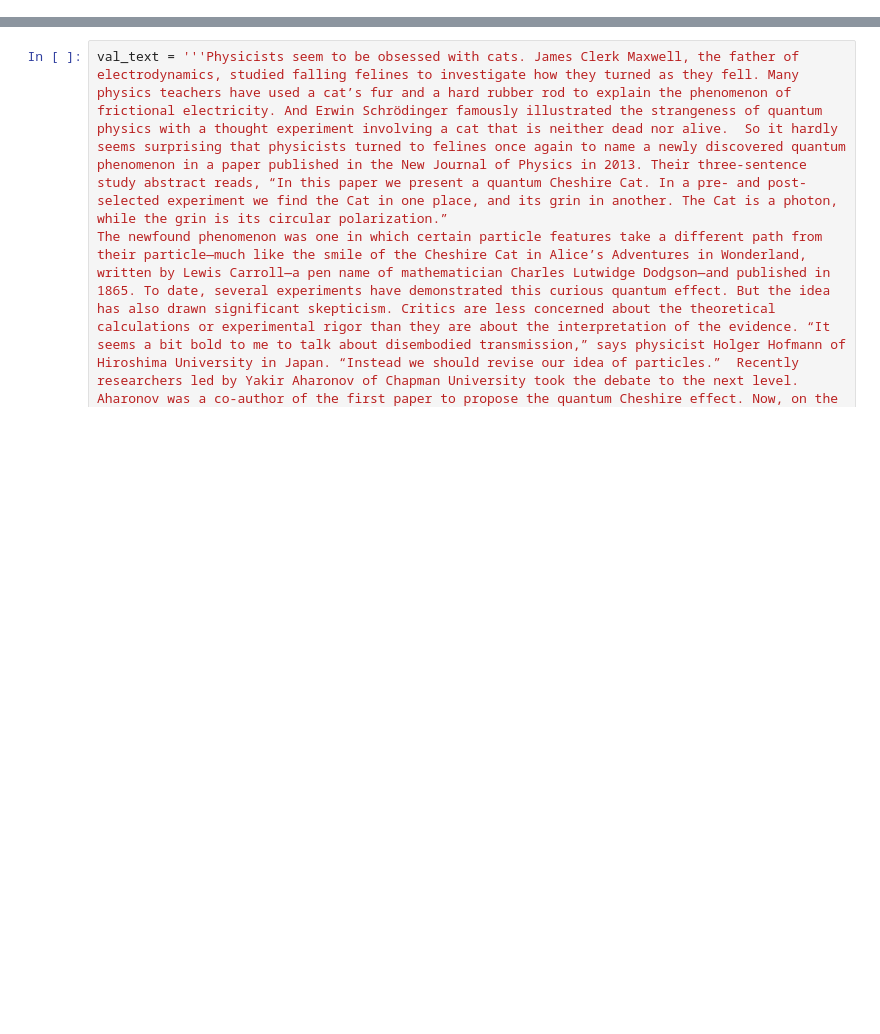
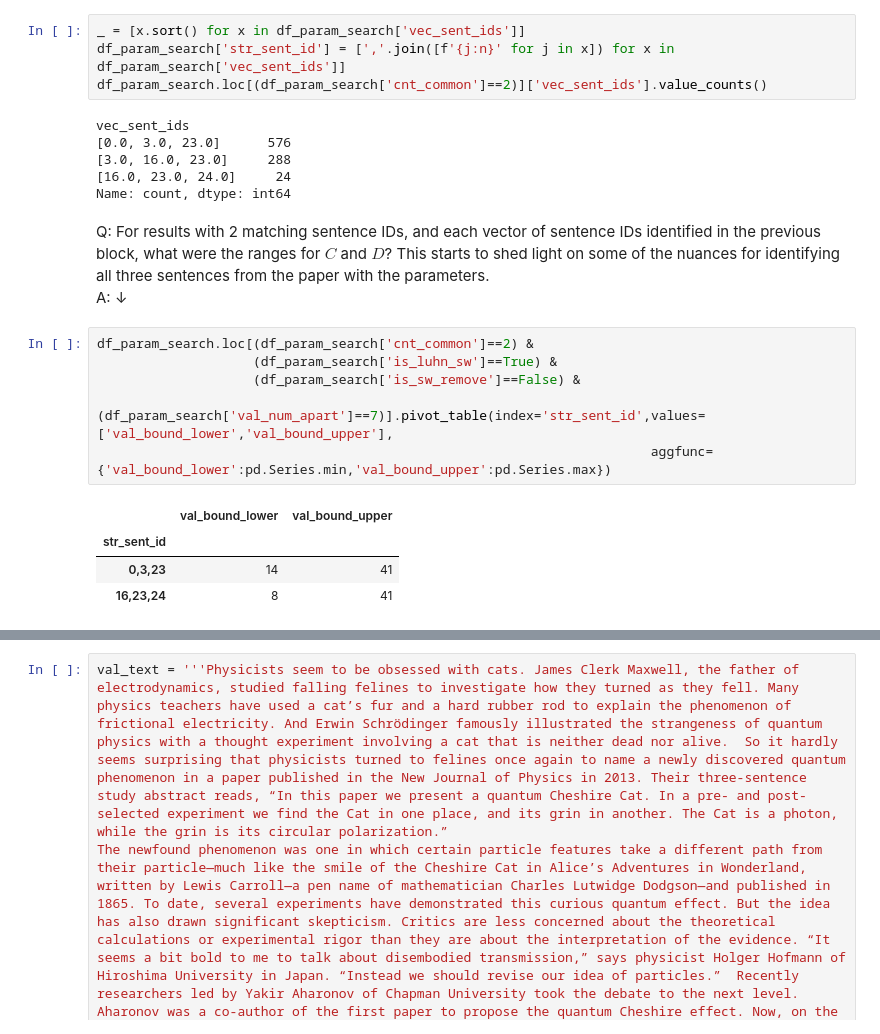
Before and after one commit to JIVJGFJZKF/luhn, a Jupyter notebook: luhn.ipynb, the cells around one changed output, grey strips where cells are left out. Cells and saved outputs as stored; diff of their text form; blank space fills up the shorter version.

```diff
--- a/luhn.ipynb
+++ b/luhn.ipynb
@@ -27,0 +227,24 @@ def scrape_page_wikipedia(val_url):
+# %%
+_ = [x.sort() for x in df_param_search['vec_sent_ids']]
+df_param_search['str_sent_id'] = [','.join([f'{j:n}' for j in x]) for x in df_param_search['vec_sent_ids']]
+df_param_search.loc[(df_param_search['cnt_common']==2)]['vec_sent_ids'].value_counts()
+# %% [output]
+vec_sent_ids
+[0.0, 3.0, 23.0]      576
+[3.0, 16.0, 23.0]     288
+[16.0, 23.0, 24.0]     24
+Name: count, dtype: int64
+# %% [markdown]
+Q: For results with 2 matching sentence IDs, and each vector of sentence IDs identified in the previous block, what were the ranges for $C$ and $D$?  This starts to shed light on some of the nuances for identifying all three sentences from the paper with the parameters.
+A: &darr;
+# %%
+df_param_search.loc[(df_param_search['cnt_common']==2) &
+                    (df_param_search['is_luhn_sw']==True) &
+                    (df_param_search['is_sw_remove']==False) &
+                    (df_param_search['val_num_apart']==7)].pivot_table(index='str_sent_id',values=['val_bound_lower','val_bound_upper'],
+                                                                       aggfunc={'val_bound_lower':pd.Series.min,'val_bound_upper':pd.Series.max})
+# %% [output]
+|  | val_bound_lower | val_bound_upper |
+| str_sent_id |  |  |
+| 0,3,23 | 14 | 41 |
+| 16,23,24 | 8 | 41 |
```
Also changed, not shown: parts of 81 cells of this notebook.
